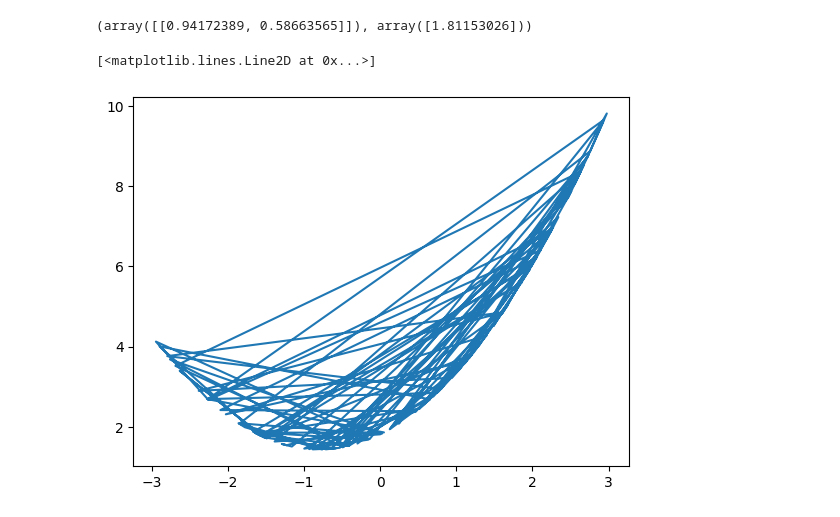
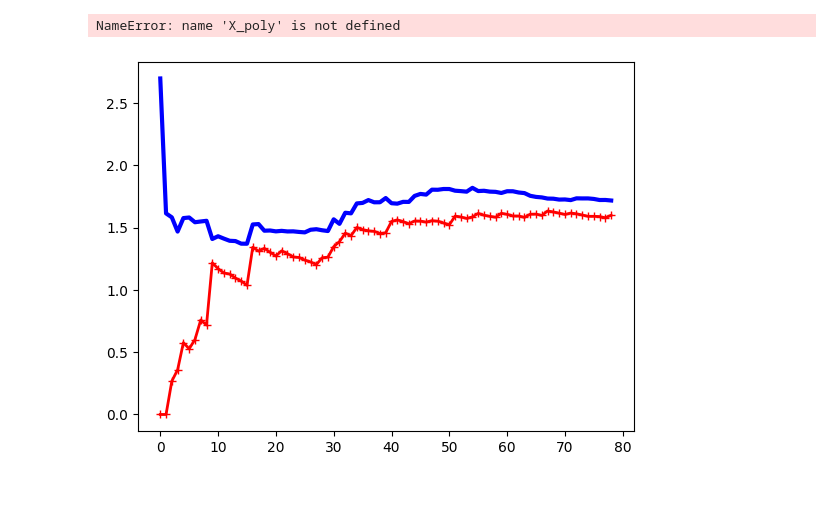
Before and after one commit to zqTheDesigner/reading_hands-on-machine-learning-with-scikit-learn-keras-tensorflow, a Jupyter notebook: CH-4 Training Models.ipynb, the cells around one changed output. Drawn from its saved outputs; the diff is of its cells as text; code cells hidden in the pictures.

```diff
--- a/CH-4 Training Models.ipynb
+++ b/CH-4 Training Models.ipynb
@@ -138,18 +101,15 @@ array([0.01942792])
 # %%
 from sklearn.linear_model import LinearRegression
 
-ling_reg = LinearRegression()
+lin_reg = LinearRegression()
 lin_reg.fit(X_poly, y)
 lin_reg.coef_, lin_reg.intercept_
 # %% [output]
-(array([[0.94172389, 0.58663565]]), array([1.81153026]))
+NameError: name 'X_poly' is not defined
 # %%
 y_test = lin_reg.predict(X_poly)
 # %%
 plt.plot(X, y_test)
-# %% [output]
-[<matplotlib.lines.Line2D at 0x...>]
-[figure, removed]
 # %%
 from sklearn.metrics import mean_squared_error
 from sklearn.model_selection import train_test_split
@@ -160,3 +120,13 @@ def plot_learning_curves(model, X, y):
     for m in range(1, len(X_train)):
         model.fit(X_train[:m], y_train[:m])
         y_train_predict = model.predict(X_train[:m])
+        y_val_predict = model.predict(X_val)
+        train_errors.append(mean_squared_error(y_train[:m], y_train_predict))
+        val_errors.append(mean_squared_error(y_val, y_val_predict))
+    plt.plot(np.sqrt(train_errors), 'r-+', linewidth=2, label='train')
+    plt.plot(np.sqrt(val_errors), 'b-', linewidth=3, label='val')
+# %%
+lin_reg = LinearRegression()
+plot_learning_curves(lin_reg, X, y)
+# %% [output]
+[figure, added]
```
Also changed, not shown: parts of 16 cells of this notebook.
